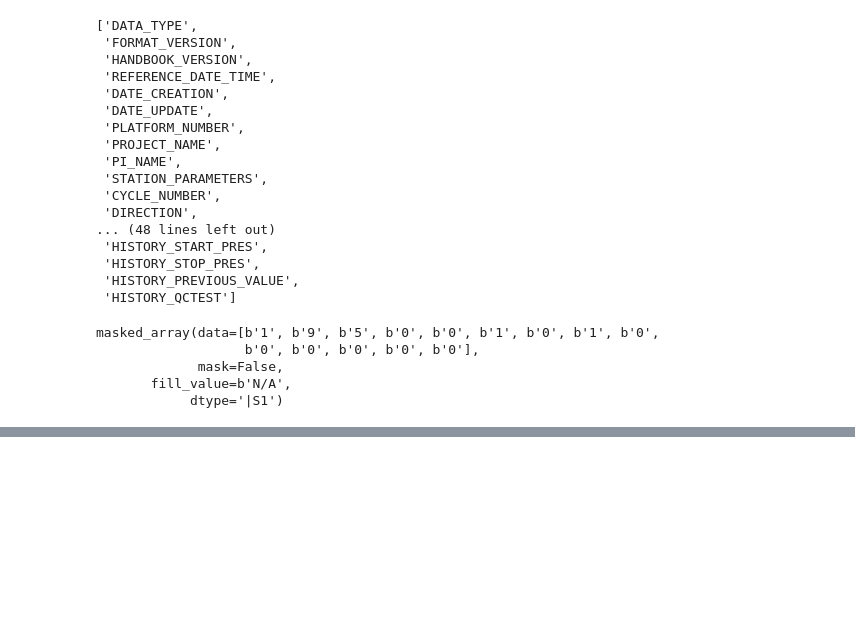
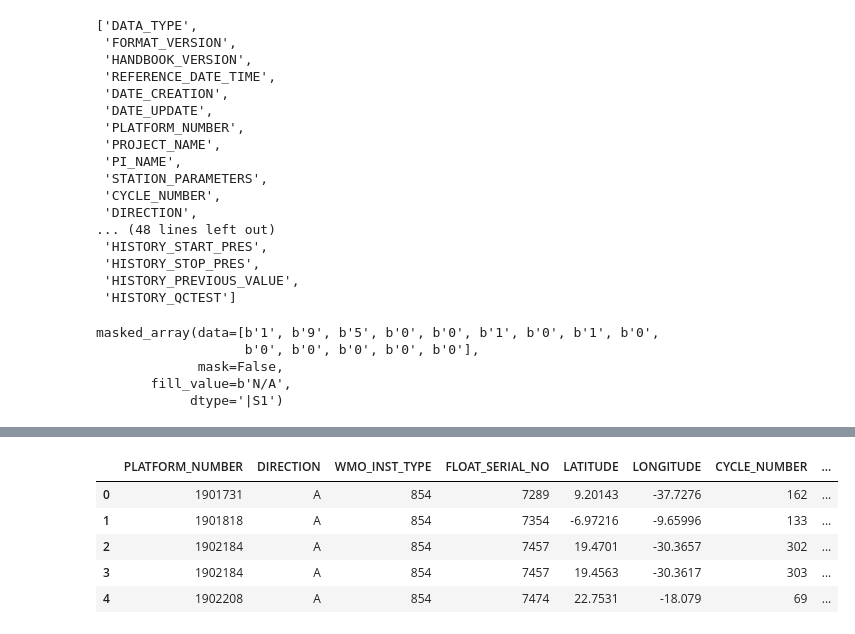
Before and after one commit to minsun-ss/argo_ocean_data_analysis, a Jupyter notebook: argo_atlantic_data_analysis.ipynb, the cells around one changed output, grey strips where cells are left out. Cells and saved outputs as stored; diff of their text form; code cells hidden in the pictures; blank space fills up the shorter version.

Commit message:
masked arrays and utf decoding functions

```diff
--- a/argo_atlantic_data_analysis.ipynb
+++ b/argo_atlantic_data_analysis.ipynb
@@ -134,0 +111,6 @@ pd.DataFrame([argo.variables['LATITUDE'][:],
+# %%
+platform_number = []
+for idx, row in enumerate(argo.variables['FLOAT_SERIAL_NO'][:]):
+    number = ''.join([x.decode('UTF-8') for x in row.data]).strip()
+    platform_number.append(number)
+platform_number
@@ -134,0 +135,40 @@ pd.DataFrame([argo.variables['LATITUDE'][:],
+# %%
+def utf_decoding(array):
+    return [x.decode('UTF-8') for x in array.data]
+
+def masked_arrays_decoding(masked_array):
+    lst = []
+    for idx, row in enumerate(masked_array):
+        number = ''.join(utf_decoding(row)).strip()
+        lst.append(number)
+    return lst
+
+platform_number = masked_arrays_decoding(argo.variables['PLATFORM_NUMBER'][:])
+direction = utf_decoding(argo.variables['DIRECTION'][:])
+wmo_inst_type = masked_arrays_decoding(argo.variables['WMO_INST_TYPE'][:])
+float_serial = masked_arrays_decoding(argo.variables['FLOAT_SERIAL_NO'][:])
+
+
+balise_data = (pd.DataFrame([platform_number,
+                             direction,
+                             wmo_inst_type,
+                             float_serial,
+                             argo.variables['LATITUDE'][:],
+              argo.variables['LONGITUDE'][:],
+              argo.variables['CYCLE_NUMBER'][:],
+              argo.variables['PRES_ADJUSTED'][:],
+              argo.variables['PSAL_ADJUSTED'][:],
+              argo.variables['TEMP_ADJUSTED'][:] ])
+               .T
+              )
+balise_data.columns = ['PLATFORM_NUMBER', 'DIRECTION', 'WMO_INST_TYPE', 'FLOAT_SERIAL_NO',
+                       'LATITUDE', 'LONGITUDE', 'CYCLE_NUMBER', 'PRES_ADJUSTED', 'PSAL_ADJUSTED', 'TEMP_ADJUSTED']
+balise_data['DATE'] = '2020-01-01'
+balise_data.head()
+# %% [output]
+|  | PLATFORM_NUMBER | DIRECTION | WMO_INST_TYPE | FLOAT_SERIAL_NO | LATITUDE | LONGITUDE | CYCLE_NUMBER | ... |
+| 0 | 1901731 | A | 854 | 7289 | 9.20143 | -37.7276 | 162 | ... |
+| 1 | 1901818 | A | 854 | 7354 | -6.97216 | -9.65996 | 133 | ... |
+| 2 | 1902184 | A | 854 | 7457 | 19.4701 | -30.3657 | 302 | ... |
+| 3 | 1902184 | A | 854 | 7457 | 19.4563 | -30.3617 | 303 | ... |
+| 4 | 1902208 | A | 854 | 7474 | 22.7531 | -18.079 | 69 | ... |
```
Also changed, not shown: parts of 8 cells of this notebook.
